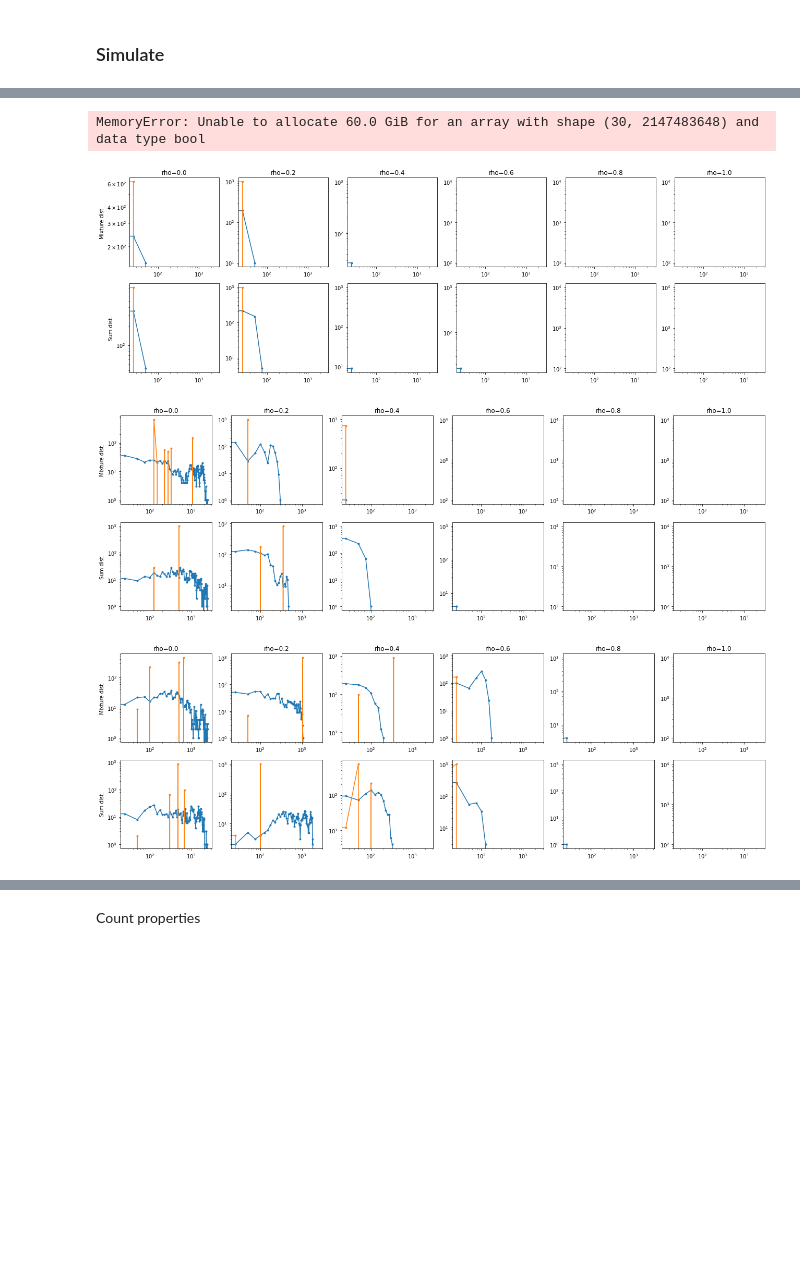
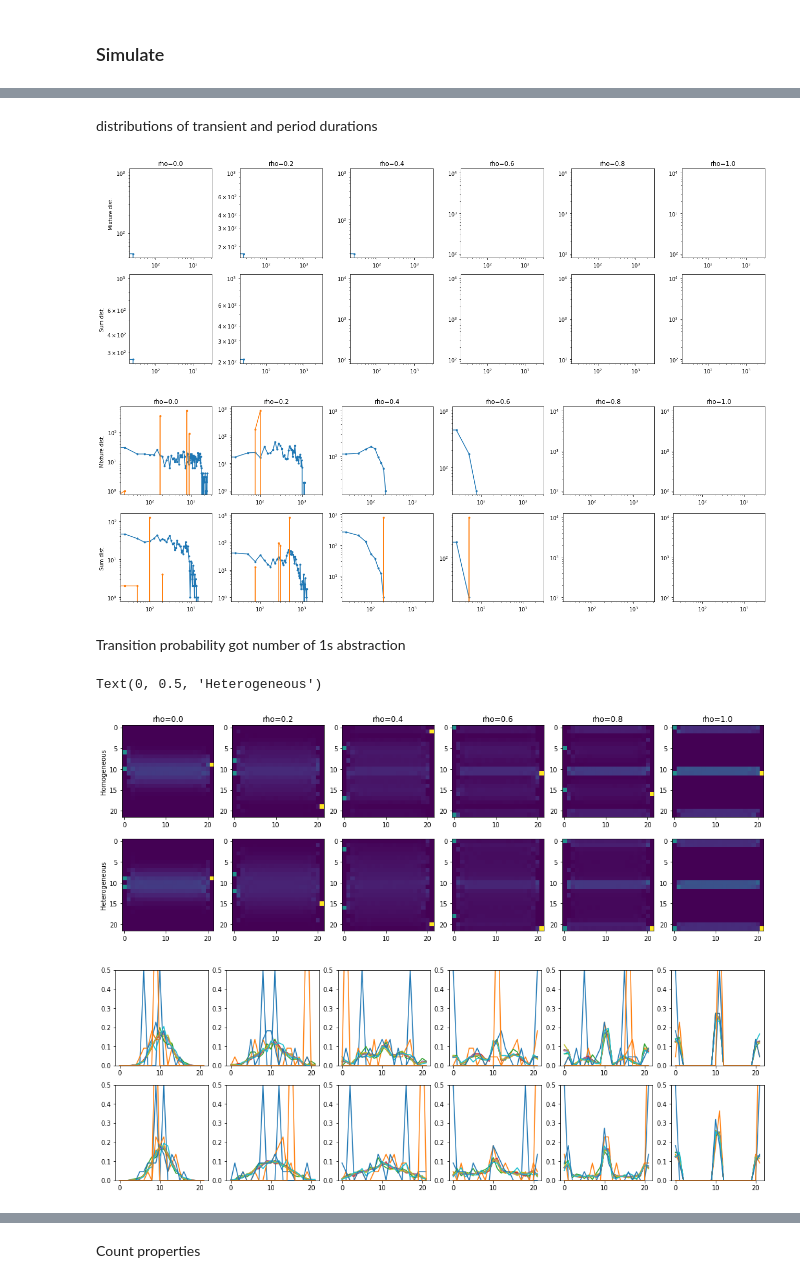
Before and after one commit to amimem/agent_abstraction, a Jupyter notebook: notebooks/emergence.ipynb, the cells around one changed output, grey strips where cells are left out. Saved outputs shown, nothing was run; the diff lists cells and outputs as text; code cells hidden in the pictures; blank space fills up the shorter version.

```diff
--- a/notebooks/emergence.ipynb
+++ b/notebooks/emergence.ipynb
@@ -264,24 +252,16 @@ ax[1, 0].set_ylabel("Sum dist.")
-# %%
-n_other_agents = 30
-rng = np.random.default_rng(agent_1_seed)
-agent_1_policy = rng.integers(0, 2, 2 ** (n_other_agents + 1))
-out = simulate(
-    agent_1_policy,
-    n_teams=2,
-    team_size=int(n_other_agents / 2),
-    compute_transient_info=True,
-)
+# %% [markdown]
+distributions of transient and period durations
 # %%
 all_store = []
-for n_other_agents in [10, 20, 30]:
+for n_other_agents in [10, 20]:
     agent_1_seed = 1
     rng = np.random.default_rng(agent_1_seed)
     agent_1_policy = rng.integers(0, 2, 2 ** (n_other_agents + 1))
     # corr_matrices = simulate(agent_1_policy)
     out = simulate(
         agent_1_policy,
-        n_teams=2,
-        team_size=int(n_other_agents / 2),
+        n_teams=n_teams,
+        team_size=int(n_other_agents / n_teams),
         compute_transient_info=True,
     )
     transient_data = out[0]
@@ -293,7 +273,8 @@ for n_other_agents in [10, 20, 30]:
         for cit, data in enumerate(transient_data[rho]):
             for iit in range(2):
                 counts, bins = np.histogram(
-                    data[:, iit], bins=np.linspace(0, n_steps / 4, int(n_steps / 100))
+                    data[:, iit], bins=np.linspace(
+                        0, n_steps / 4, int(n_steps / 100))
                 )
                 ax[cit, rit].plot(bins[:-1], counts, ".-", color=f"C{iit}")
                 ax[cit, rit].set_xscale("log")
@@ -302,25 +283,28 @@ for n_other_agents in [10, 20, 30]:
     ax[1, 0].set_ylabel("Sum dist.")
     fig.tight_layout()
 # %% [output]
-MemoryError: Unable to allocate 60.0 GiB for an array with shape (30, 2147483648) and data type bool
-[figure, old version]
+[figure, new version]
-[figure, old version]
+[figure, new version]
+# %% [markdown]
+Transition probability got number of 1s abstraction
 # %%
+n_teams = 2
+out = simulate(agent_1_policy, n_teams = n_teams, team_size = int(n_other_agents/n_teams), compute_all1s_abstraction=True)
+joint_prob_matrices =out[0]
 fig, ax = pl.subplots(2, 6, figsize=(18, 6))
-n_steps = 10000
-for rit, rho in enumerate(transient_data.keys()):
+fig2, ax2 = pl.subplots(2, 6, figsize=(18, 6))
+for rit, rho in enumerate(joint_prob_matrices.keys()):
     ax[0, rit].set_title(f"rho={rho}")
-    for cit, data in enumerate(transient_data[rho]):
-        for iit in range(2):
-            counts, bins = np.histogram(
-                data[:, iit], bins=np.linspace(0, n_steps / 4, int(n_steps / 100))
-            )
-            ax[cit, rit].plot(bins[:-1], counts, ".-", color=f"C{iit}")
-            ax[cit, rit].set_xscale("log")
-            ax[cit, rit].set_yscale("log")
-ax[0, 0].set_ylabel("Mixture dist.")
-ax[1, 0].set_ylabel("Sum dist.")
-fig.tight_layout()
-# fig.savefig('corr_matrices.pdf', transparent=True,bbox_inches="tight",dpi=300)
+    for cit, joint_matrix in enumerate(joint_prob_matrices[rho]):
+        joint_matrix /= np.sum(joint_matrix)
+        conditional_prob = joint_matrix / \
+            np.sum(joint_matrix, axis=0)[np.newaxis, :]
+        ax[cit, rit].imshow(conditional_prob)
+        ax2[cit, rit].plot(conditional_prob)
+        ax2[cit, rit].set_ylim(0, 0.5)
+ax[0, 0].set_ylabel("Homogeneous")
+ax[1, 0].set_ylabel("Heterogeneous")
 # %% [output]
+Text(0, 0.5, 'Heterogeneous')
-[figure, old version]
+[figure, new version]
+[figure, added]
```
Also changed, not shown: parts of 19 cells of this notebook.
